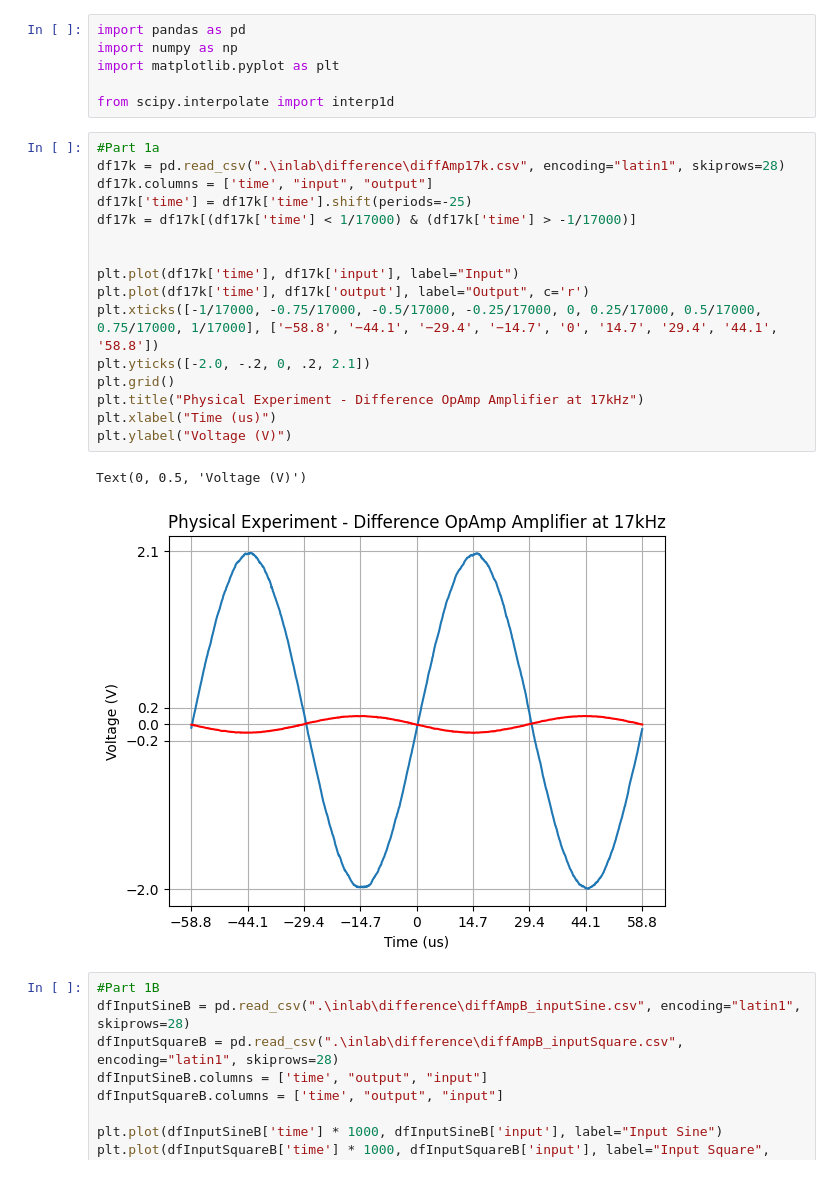
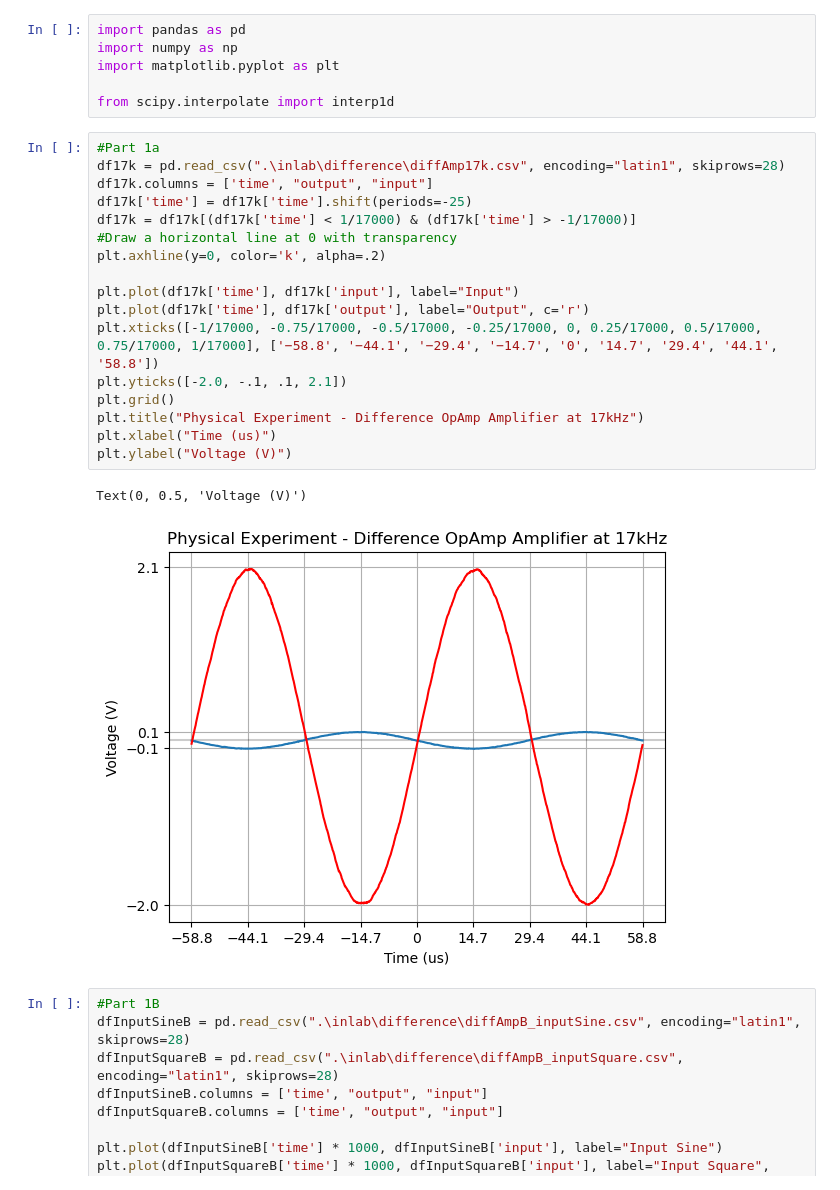
Before and after one commit to DanNguyenN/CE3202-Fundamentals, a Jupyter notebook: Lab7/inlab.ipynb, the cells around one changed output. Cells and saved outputs as stored; diff of their text form.

```diff
--- a/Lab7/inlab.ipynb
+++ b/Lab7/inlab.ipynb
@@ -7,22 +7,23 @@ from scipy.interpolate import interp1d
 # %%
 #Part 1a
 df17k = pd.read_csv(".\inlab\difference\diffAmp17k.csv", encoding="latin1", skiprows=28)
-df17k.columns = ['time', "input", "output"]
+df17k.columns = ['time', "output", "input"]
 df17k['time'] = df17k['time'].shift(periods=-25)
 df17k = df17k[(df17k['time'] < 1/17000) & (df17k['time'] > -1/17000)]
-
+#Draw a horizontal line at 0 with transparency
+plt.axhline(y=0, color='k', alpha=.2)
 
 plt.plot(df17k['time'], df17k['input'], label="Input")
 plt.plot(df17k['time'], df17k['output'], label="Output", c='r')
 plt.xticks([-1/17000, -0.75/17000, -0.5/17000, -0.25/17000, 0, 0.25/17000, 0.5/17000, 0.75/17000, 1/17000], ['−58.8', '−44.1', '−29.4', '−14.7', '0', '14.7', '29.4', '44.1', '58.8'])
-plt.yticks([-2.0, -.2, 0, .2, 2.1])
+plt.yticks([-2.0, -.1, .1, 2.1])
 plt.grid()
 plt.title("Physical Experiment - Difference OpAmp Amplifier at 17kHz")
 plt.xlabel("Time (us)")
 plt.ylabel("Voltage (V)")
 # %% [output]
 Text(0, 0.5, 'Voltage (V)')
-[figure, old version]
+[figure, new version]
 # %%
 #Part 1B
 dfInputSineB = pd.read_csv(".\inlab\difference\diffAmpB_inputSine.csv", encoding="latin1", skiprows=28)
```
Also changed, not shown: parts of 2 cells of this notebook, 7 other files.
